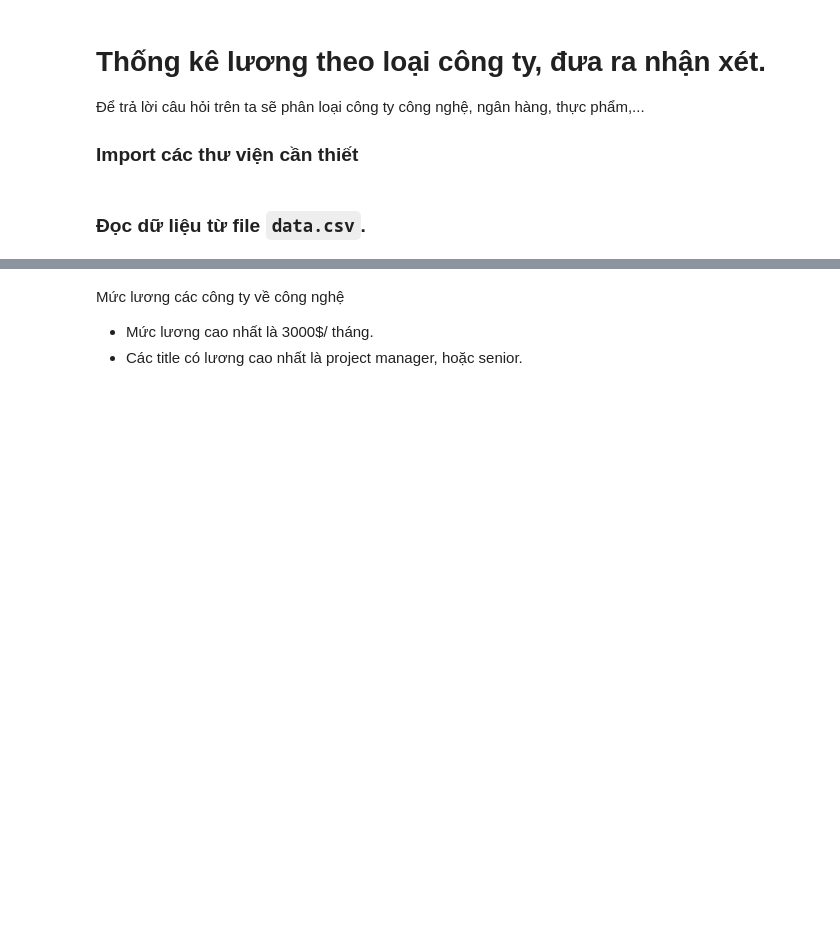
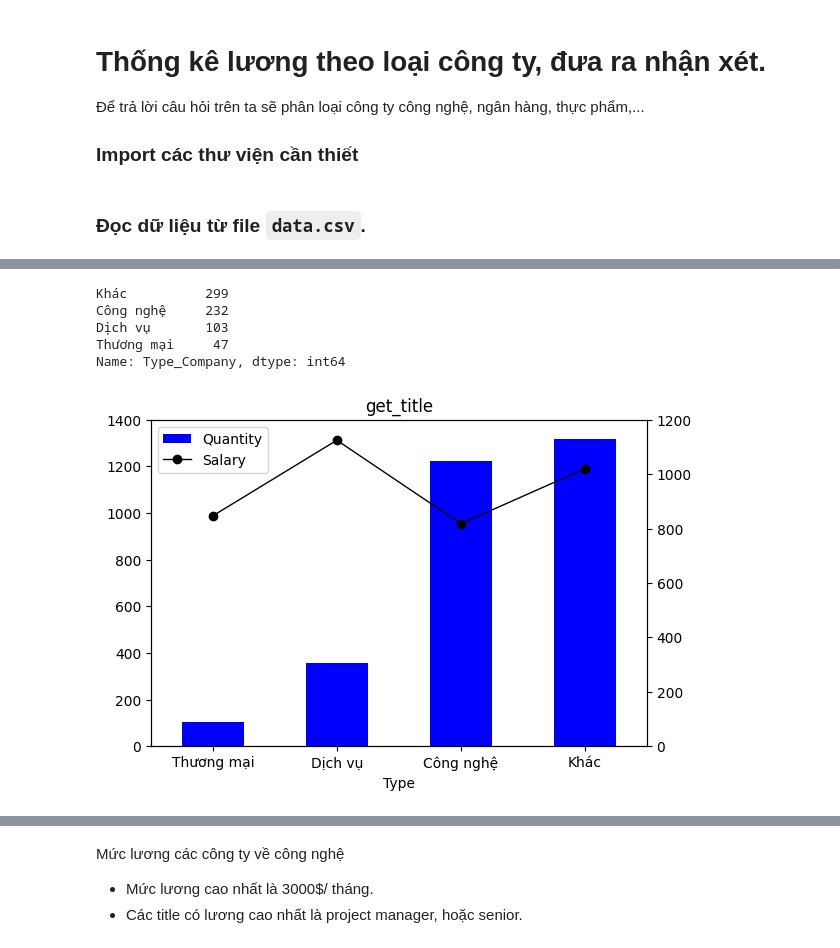
Before and after one commit to yakhimm/LyThuyet_LT4KHDL, a Jupyter notebook: cauhoi.ipynb, the cells around one changed output, grey strips where cells are left out. Cells and saved outputs as stored; diff of their text form; code cells hidden in the pictures; blank space fills up the shorter version.

```diff
--- a/cauhoi.ipynb
+++ b/cauhoi.ipynb
@@ -50 +56,44 @@ temp_df.head()
+# %%
+new_df["Type_Company"].value_counts()
+# %% [output]
+Khác          299
+Công nghệ     232
+Dịch vụ       103
+Thương mại     47
+Name: Type_Company, dtype: int64
+# %%
+def salary_quantity(type):
+    Salary_ = (new_df[new_df['Type_Company']==type]['Salary']*new_df[new_df['Type_Company']==type]['Quantity']).sum()/new_df[new_df['Type_Company']==type]['Quantity'].sum()
+    Quantity_ = new_df[new_df['Type_Company']==type]['Quantity'].sum()
+    return [type, int(Salary_), Quantity_]
+# %%
+arr = []
+Type_com = ["Thương mại","Dịch vụ","Công nghệ",'Khác']
+for i in Type_com:
+    arr.append(salary_quantity(i))
+# %%
+a = pd.DataFrame(arr, columns=["Type",'Salary', 'Quantity'])
+a.set_index("Type", inplace=True)
+# %%
+fig, ax = plt.subplots()
+
+a['Quantity'].plot(kind='bar', stacked=False, title='get_title',
+                           color='blue', ax=ax, grid=False)
+ax2 = ax.twinx()
+ax2.plot(ax.get_xticks(), a['Salary'], linestyle='-', marker='o',
+        color='k', linewidth=1.0, label='Salary')
+
+lines, labels = ax.get_legend_handles_labels()
+lines2, labels2 = ax2.get_legend_handles_labels()
+ax.legend(lines + lines2, labels + labels2, loc='best')
+ax.yaxis.set_ticks_position("left")
+ax.set_ylim(0,1400)
+ax2.yaxis.set_ticks_position("right")
+ax2.set_ylim(0,1200)
+
+
+fig.autofmt_xdate(rotation=0,ha='center')
+plt.show()
+# %% [output]
+[figure, added]
 # %%
```
Also changed, not shown: parts of 23 cells of this notebook.
